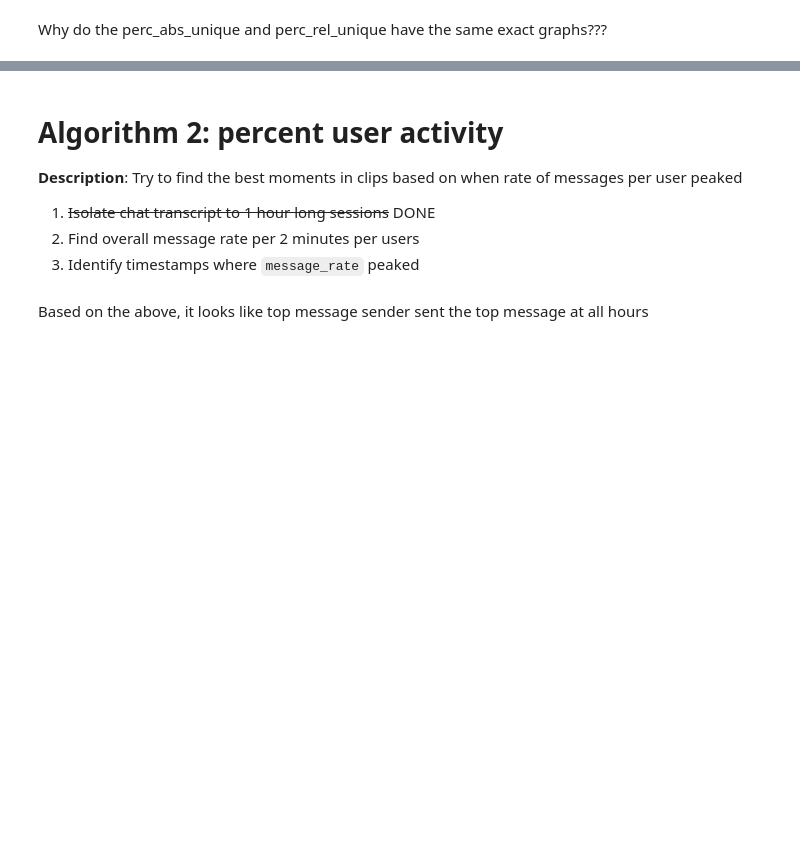
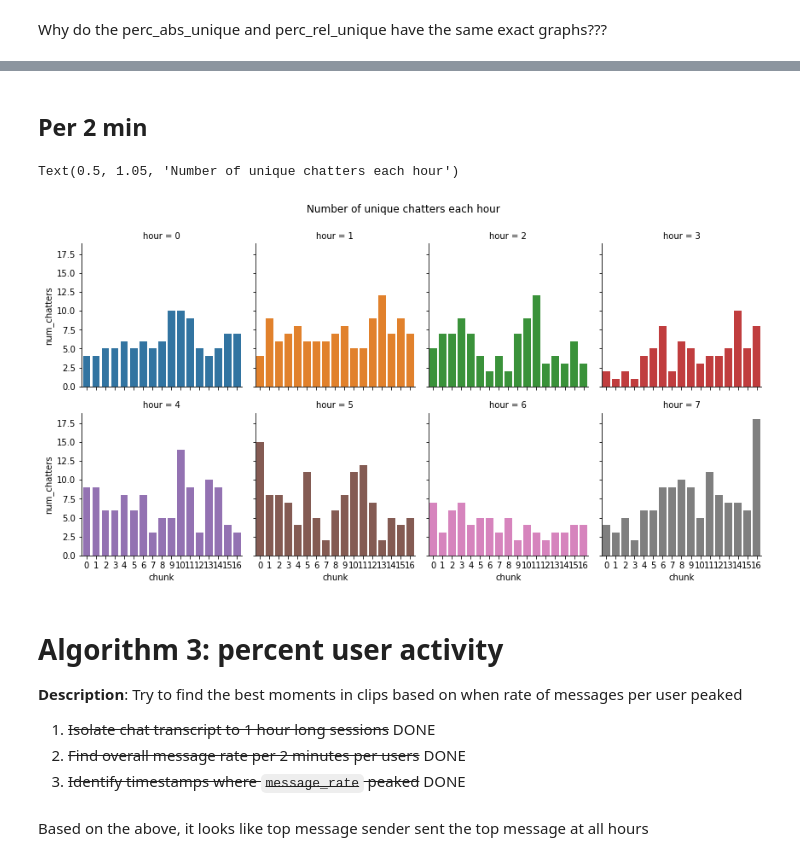
Before and after one commit to pillargg/pillar_algos, a Jupyter notebook: pillar.ipynb, the cells around one changed output, grey strips where cells are left out. Drawn from its saved outputs; the diff is of its cells as text; code cells hidden in the pictures; blank space fills up the shorter version.

```diff
--- a/pillar.ipynb
+++ b/pillar.ipynb
@@ -382,0 +498,2 @@ Why do the perc_abs_unique and perc_rel_unique have the same exact graphs???
+# %% [markdown]
+## Per 2 min
@@ -383,11 +514,19 @@ Why do the perc_abs_unique and perc_rel_unique have the same exact graphs???
+# %%
+g = sns.FacetGrid(chunky_chatters,col='hour', col_wrap = 4, hue = 'hour')
+g.map(sns.barplot,'chunk','num_chatters')
+
+plt.suptitle("Number of unique chatters each hour",y=1.05)
+# %% [output]
+Text(0.5, 1.05, 'Number of unique chatters each hour')
+[figure, added]
 # %% [markdown]
-# Algorithm 2: percent user activity
+# Algorithm 3: percent user activity
 
 __Description__: Try to find the best moments in clips based on when rate of messages per user peaked
 
 1. ~~Isolate chat transcript to 1 hour long sessions~~ DONE
-1. Find overall message rate per 2 minutes per users
-1. Identify timestamps where `message_rate` peaked
+1. ~~Find overall message rate per 2 minutes per users~~ DONE
+1. ~~Identify timestamps where `message_rate` peaked~~ DONE
 # %% [markdown]
 Based on the above, it looks like top message sender sent the top message at all hours
 # %%
```
Also changed, not shown: parts of 33 cells of this notebook, 2 other files.
